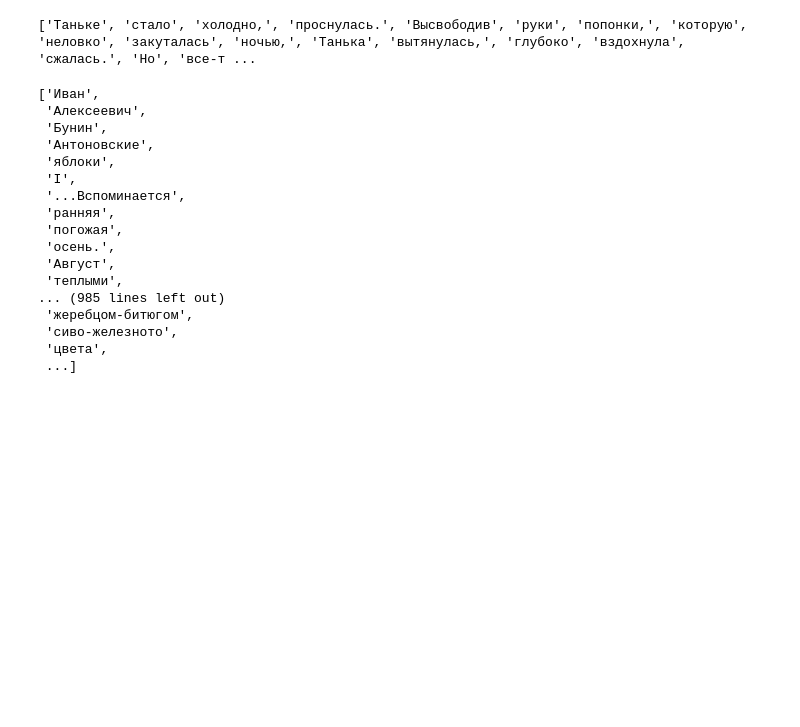
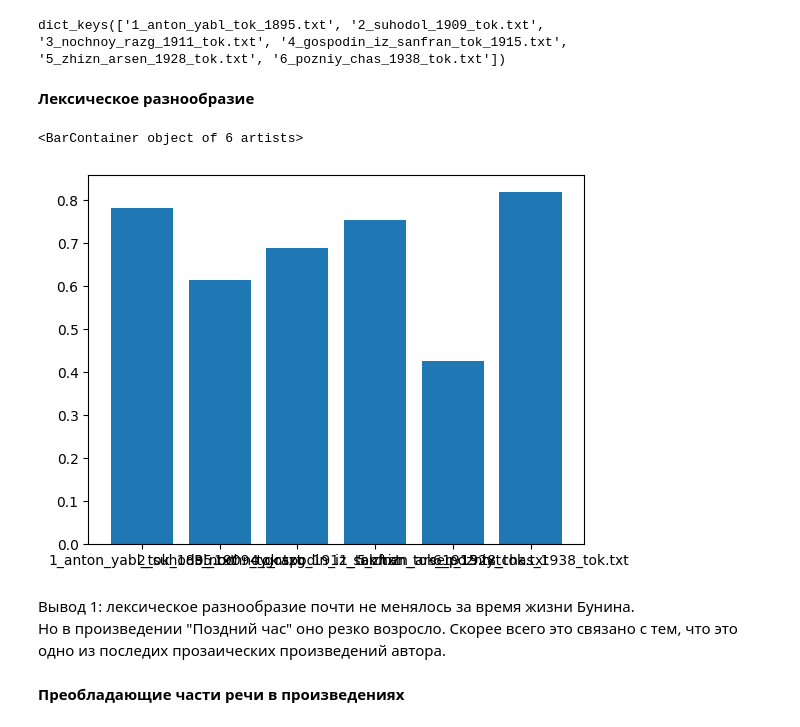
Before and after one commit to JulieWasNotAvailable/School_X_Python, a Jupyter notebook: homeworks_practices/morph.ipynb, the cells around one changed output. Cells and saved outputs as stored; diff of their text form; code cells hidden in the pictures; blank space fills up the shorter version.

```diff
--- a/homeworks_practices/morph.ipynb
+++ b/homeworks_practices/morph.ipynb
@@ -24,24 +40,56 @@ def text_preproc(adress):
-# %%
-tanka = text_preproc("6_texts\Бунин Иван. Танька - royallib.ru.txt")
-print (tanka)
-antons_apples = text_preproc("6_texts\\antonovskie-yabloki.txt")
-antons_apples
-# %% [output]
-['Таньке', 'стало', 'холодно,', 'проснулась.', 'Высвободив', 'руки', 'попонки,', 'которую', 'неловко', 'закуталась', 'ночью,', 'Танька', 'вытянулась,', 'глубоко', 'вздохнула', 'сжалась.', 'Но', 'все-т ...
-['Иван',
- 'Алексеевич',
- 'Бунин',
- 'Антоновские',
- 'яблоки',
- 'I',
- '...Вспоминается',
- 'ранняя',
- 'погожая',
- 'осень.',
- 'Август',
- 'теплыми',
-... (985 lines left out)
- 'жеребцом-битюгом',
- 'сиво-железното',
- 'цвета',
- ...]
+# %%
+def clean_tokenizer(adress):
+    text = open(adress, "r", encoding = "utf-8").read()
+    text = WhitespaceTokenizer().tokenize(text)
+    words_filtered = [word for word in text if word not in stop]
+
+    new = []
+    for word in words_filtered:
+        if "\n" in word or "I" in word or "--" in word\
+                        or "—" in word or chr(8211) in word:
+            words_filtered.remove(word)
+            continue
+        if "." in word:
+            word = word.replace(".", "")
+            if "." in word:
+                word = word.replace(".", "")
+                if "." in word:
+                    word = word.replace(".", "")
+        if "," in word or "!" in word or "?" in word or ":" in word:
+            word = word.replace("!", "")
+            word = word.replace(",", "")
+            word = word.replace("?", "")
+            word = word.replace(":", "")
+        if "\"" in word or "--" in word:
+            word = word.replace("\"", "")
+            word = word.replace("--", "")
+        new.append(word)
+    return new
+# %%
+d = {}
+for filename in os.scandir("6_texts"):
+        d["{}".format(filename.name)] = clean_tokenizer(filename.path)
+#я не спёрла из интернета, я подсмотрела и научилась
+d.keys()
+# %% [output]
+dict_keys(['1_anton_yabl_tok_1895.txt', '2_suhodol_1909_tok.txt', '3_nochnoy_razg_1911_tok.txt', '4_gospodin_iz_sanfran_tok_1915.txt', '5_zhizn_arsen_1928_tok.txt', '6_pozniy_chas_1938_tok.txt'])
+# %% [markdown]
+**Лексическое разнообразие** <br>
+# %%
+def word_variety (text):
+    unique = len(set(text))/len(text)
+    return unique
+
+texts_v = []
+for key in d.keys():
+    texts_v.append(word_variety(d[key]))
+
+plt.bar(list(d.keys()), texts_v)
+# %% [output]
+<BarContainer object of 6 artists>
+[figure, added]
+# %% [markdown]
+Вывод 1: лексическое разнообразие почти не менялось за время жизни Бунина. <br>
+Но в произведении "Поздний час" оно резко возросло. Скорее всего это связано с тем, что это одно из последих прозаических произведений автора.
+# %% [markdown]
+**Преобладающие части речи в произведениях**
```
Also changed, not shown: parts of 12 cells of this notebook, 11 other files.
